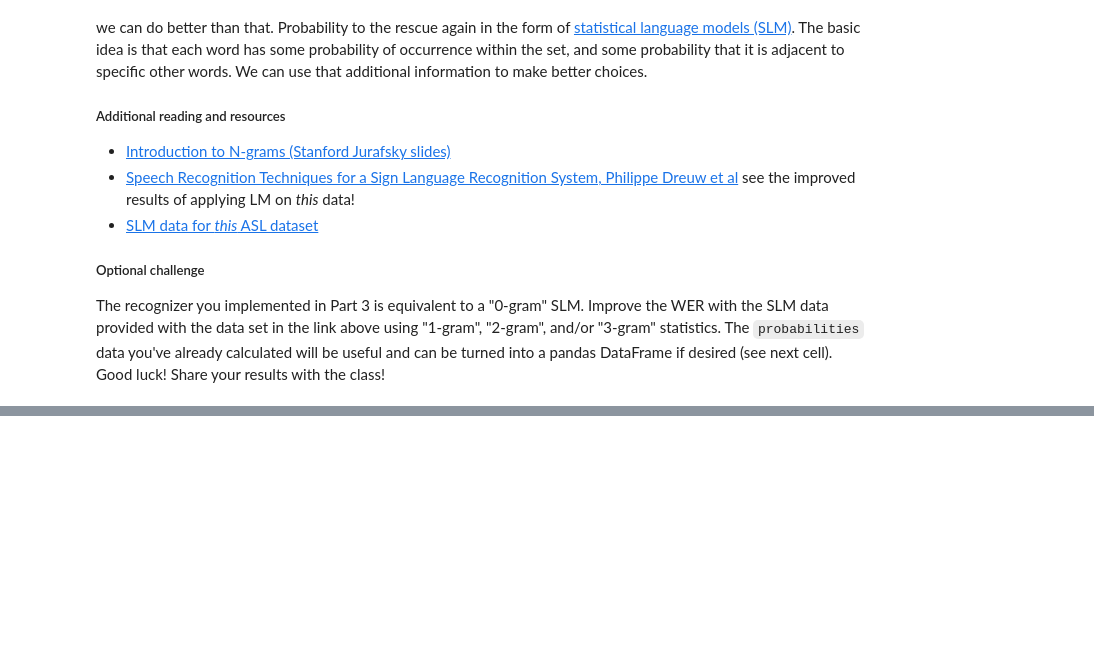
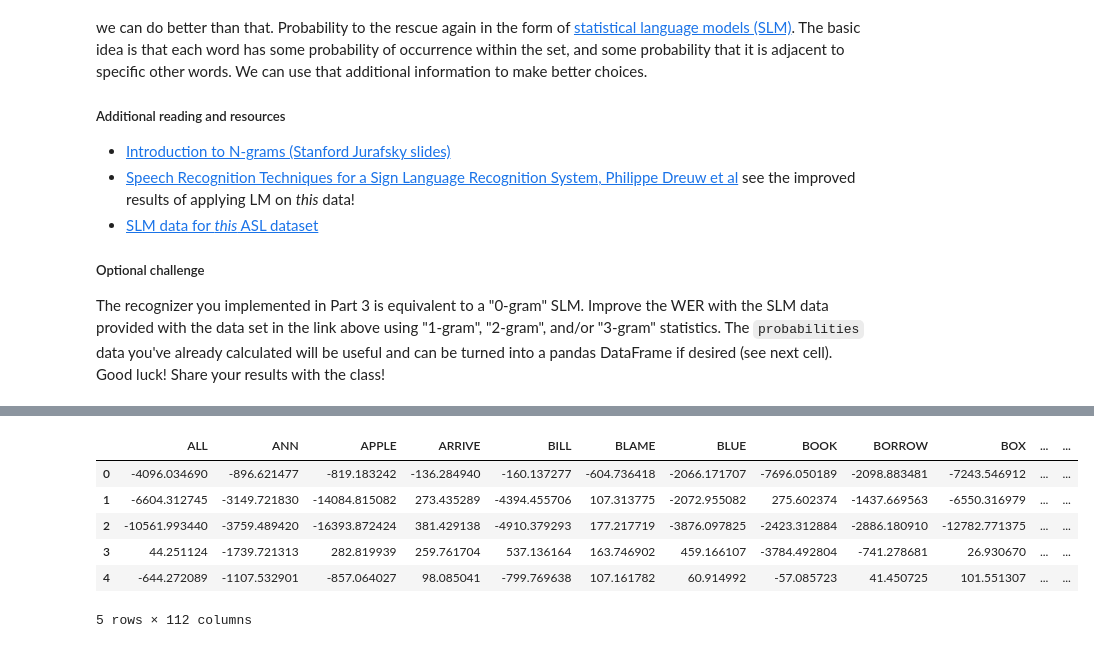
Before and after one commit to learningwithmachines/asl-recognizer, a Jupyter notebook: asl_recognizer.ipynb, the cells around one changed output, grey strips where cells are left out. Saved outputs shown, nothing was run; the diff lists cells and outputs as text; code cells hidden in the pictures; blank space fills up the shorter version.

```diff
--- a/asl_recognizer.ipynb
+++ b/asl_recognizer.ipynb
@@ -852,0 +965,20 @@ df_probs.head()
+# %%
+# Q: Choose a feature set and model selector
+# 3B: features_custom_3 + SelectorBIC
+features = features_custom_2 # change as needed
+model_selector = SelectorBIC # change as needed
+
+# Q: Recognize the test set and display the result with the show_errors method
+models = train_all_words(features, model_selector)
+test_set = asl.build_test(features)
+probabilities, guesses = recognize(models, test_set)
+df_probs = pd.DataFrame(data=probabilities)
+df_probs.head()
+# %% [output]
+|  | ALL | ANN | APPLE | ARRIVE | BILL | BLAME | BLUE | BOOK | BORROW | BOX | ... | ... |
+| 0 | -4096.034690 | -896.621477 | -819.183242 | -136.284940 | -160.137277 | -604.736418 | -2066.171707 | -7696.050189 | -2098.883481 | -7243.546912 | ... | ... |
+| 1 | -6604.312745 | -3149.721830 | -14084.815082 | 273.435289 | -4394.455706 | 107.313775 | -2072.955082 | 275.602374 | -1437.669563 | -6550.316979 | ... | ... |
+| 2 | -10561.993440 | -3759.489420 | -16393.872424 | 381.429138 | -4910.379293 | 177.217719 | -3876.097825 | -2423.312884 | -2886.180910 | -12782.771375 | ... | ... |
+| 3 | 44.251124 | -1739.721313 | 282.819939 | 259.761704 | 537.136164 | 163.746902 | 459.166107 | -3784.492804 | -741.278681 | 26.930670 | ... | ... |
+| 4 | -644.272089 | -1107.532901 | -857.064027 | 98.085041 | -799.769638 | 107.161782 | 60.914992 | -57.085723 | 41.450725 | 101.551307 | ... | ... |
+5 rows × 112 columns
```
Also changed, not shown: parts of 41 cells of this notebook, 37 other files.
